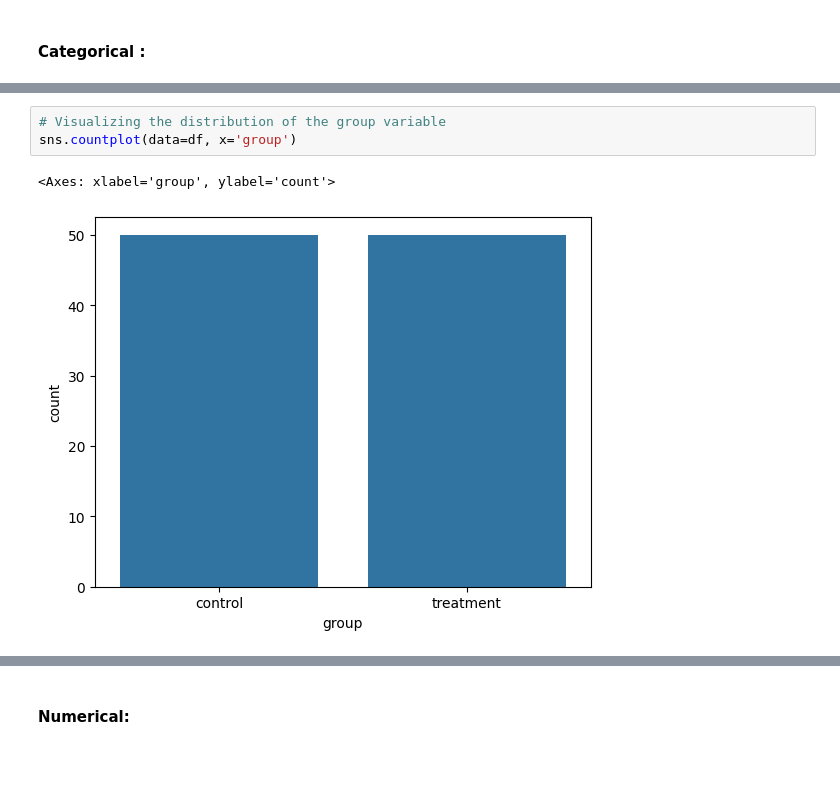
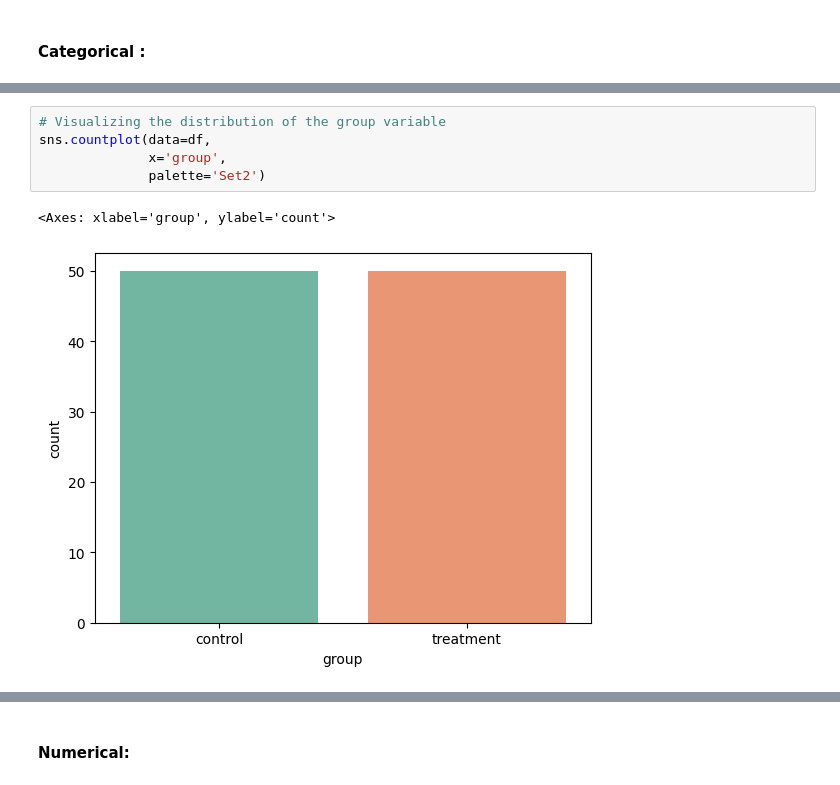
Before and after one commit to gs24/AIML, a Jupyter notebook: statistics/final project/solution.ipynb, the cells around one changed output, grey strips where cells are left out. Cells and saved outputs as stored; diff of their text form.

```diff
--- a/statistics/final project/solution.ipynb
+++ b/statistics/final project/solution.ipynb
@@ -114,6 +134,8 @@ sns.countplot(data=df, x='landing_page')
 # %%
 # Visualizing the distribution of the group variable
-sns.countplot(data=df, x='group')
+sns.countplot(data=df,
+              x='group',
+              palette='Set2')
 # %% [output]
 <Axes: xlabel='group', ylabel='count'>
-[figure, old version]
+[figure, new version]
```
Also changed, not shown: parts of 47 cells of this notebook.
